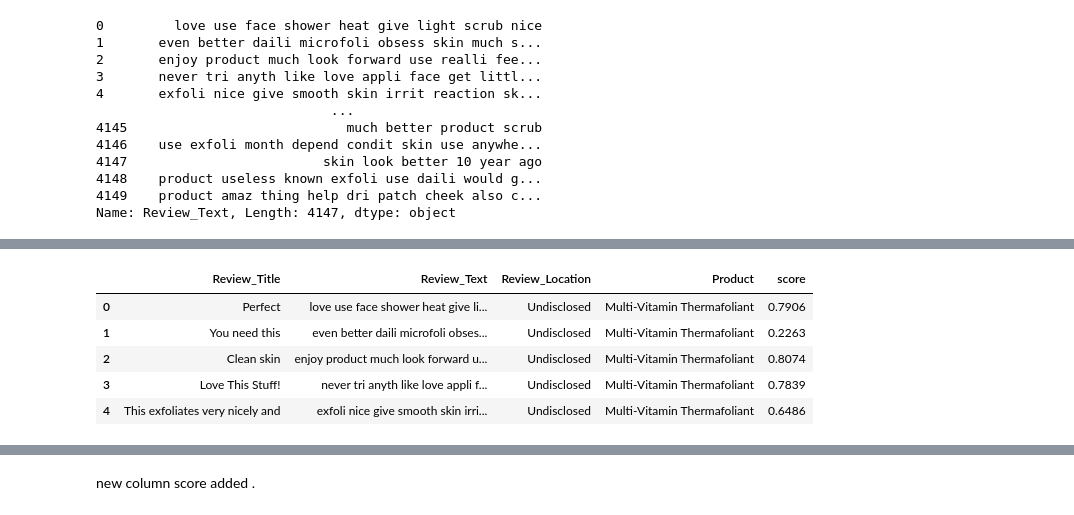
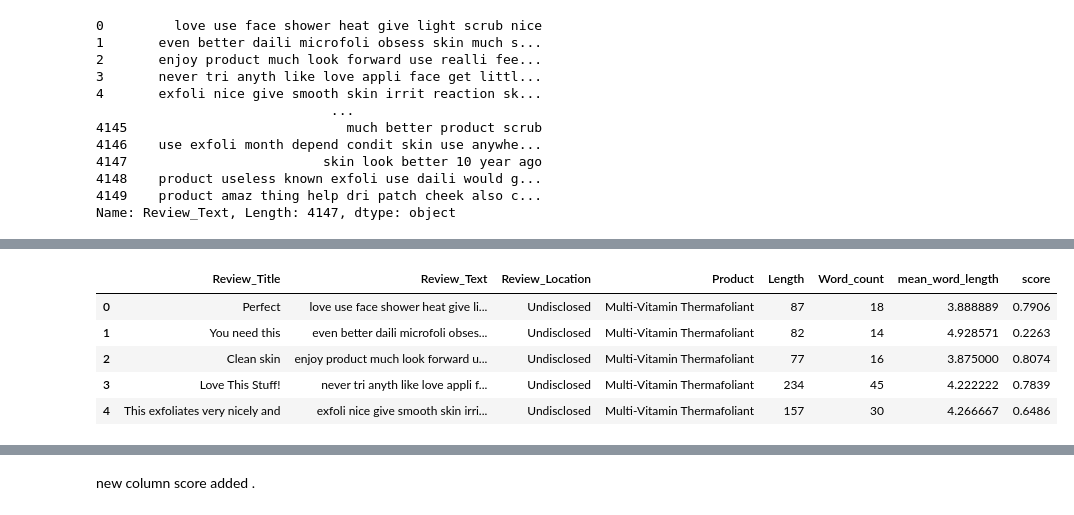
Before and after one commit to AGRIMA810/MlProject, a Jupyter notebook: Notebook/EDA study.ipynb, the cells around one changed output, grey strips where cells are left out. Saved outputs shown, nothing was run; the diff lists cells and outputs as text; code cells hidden in the pictures.

```diff
--- a/Notebook/EDA study.ipynb
+++ b/Notebook/EDA study.ipynb
@@ -207,0 +242,7 @@ df.head()
+# %%
+def word_count(review):
+    review_list = review.split()
+    return len(review_list)
+# %%
+df['Word_count'] = df['Review_Text'].apply(word_count)
+df.head(10)
@@ -207,0 +261,3 @@ df.head()
+# %%
+df['mean_word_length'] = df['Review_Text'].map(lambda rev: np.mean([len(word) for word in rev.split()]))
+df.head(10)
@@ -253,3 +331,6 @@ df['Review_Text'] = df['Review_Text'].apply(lambda x: word_tokenize(x))
 print(type(df['Review_Text']))
 # %% [output]
 <class 'pandas.core.series.Series'>
+# %%
+df['Review_Text'] = df['Review_Text'].apply(lambda x: nltk.pos_tag(x))
+print(df['Review_Text'])
@@ -303,8 +384,4 @@ Successfully installed vaderSentiment-3.3.2
 # %%
-import vaderSentiment
-from vaderSentiment.vaderSentiment import SentimentIntensityAnalyzer
-from tqdm.notebook import tqdm
-nltk.download('vader_lexicon')
 sia = SentimentIntensityAnalyzer()
 df['score'] = df['Review_Text'].apply(lambda x: sia.polarity_scores(x)['compound'])
 df.head()
@@ -315,6 +389,6 @@ df.head()
-|  | Review_Title | Review_Text | Review_Location | Product | score |
-| 0 | Perfect | love use face shower heat give li... | Undisclosed | Multi-Vitamin Thermafoliant | 0.7906 |
-| 1 | You need this | even better daili microfoli obses... | Undisclosed | Multi-Vitamin Thermafoliant | 0.2263 |
-| 2 | Clean skin | enjoy product much look forward u... | Undisclosed | Multi-Vitamin Thermafoliant | 0.8074 |
-| 3 | Love This Stuff! | never tri anyth like love appli f... | Undisclosed | Multi-Vitamin Thermafoliant | 0.7839 |
-| 4 | This exfoliates very nicely and | exfoli nice give smooth skin irri... | Undisclosed | Multi-Vitamin Thermafoliant | 0.6486 |
+|  | Review_Title | Review_Text | Review_Location | Product | Length | Word_count | mean_word_length | score |
+| 0 | Perfect | love use face shower heat give li... | Undisclosed | Multi-Vitamin Thermafoliant | 87 | 18 | 3.888889 | 0.7906 |
+| 1 | You need this | even better daili microfoli obses... | Undisclosed | Multi-Vitamin Thermafoliant | 82 | 14 | 4.928571 | 0.2263 |
+| 2 | Clean skin | enjoy product much look forward u... | Undisclosed | Multi-Vitamin Thermafoliant | 77 | 16 | 3.875000 | 0.8074 |
+| 3 | Love This Stuff! | never tri anyth like love appli f... | Undisclosed | Multi-Vitamin Thermafoliant | 234 | 45 | 4.222222 | 0.7839 |
+| 4 | This exfoliates very nicely and | exfoli nice give smooth skin irri... | Undisclosed | Multi-Vitamin Thermafoliant | 157 | 30 | 4.266667 | 0.6486 |
```
Also changed, not shown: parts of 37 cells of this notebook, 11 other files.
